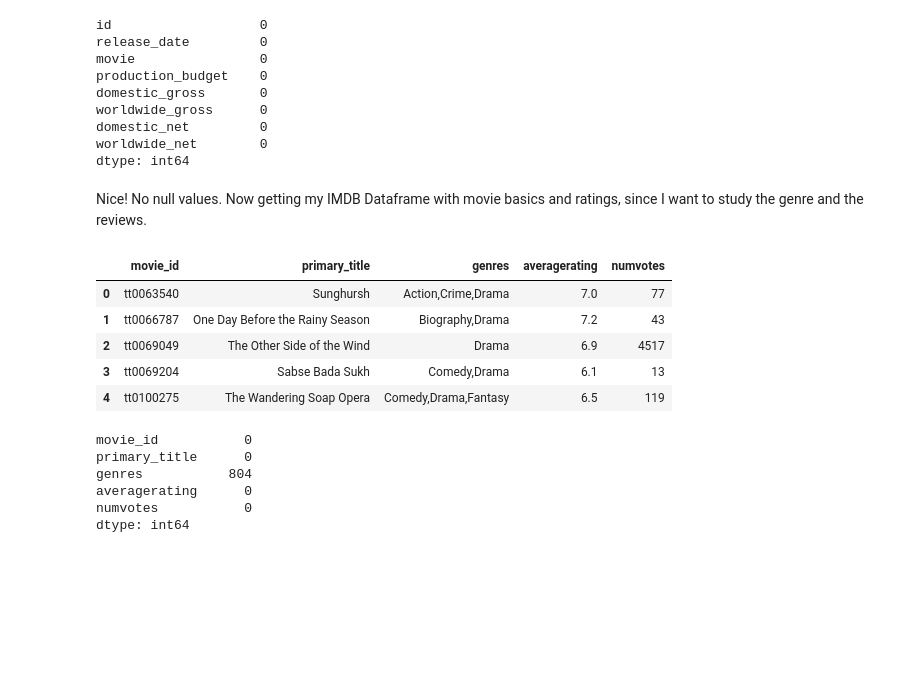
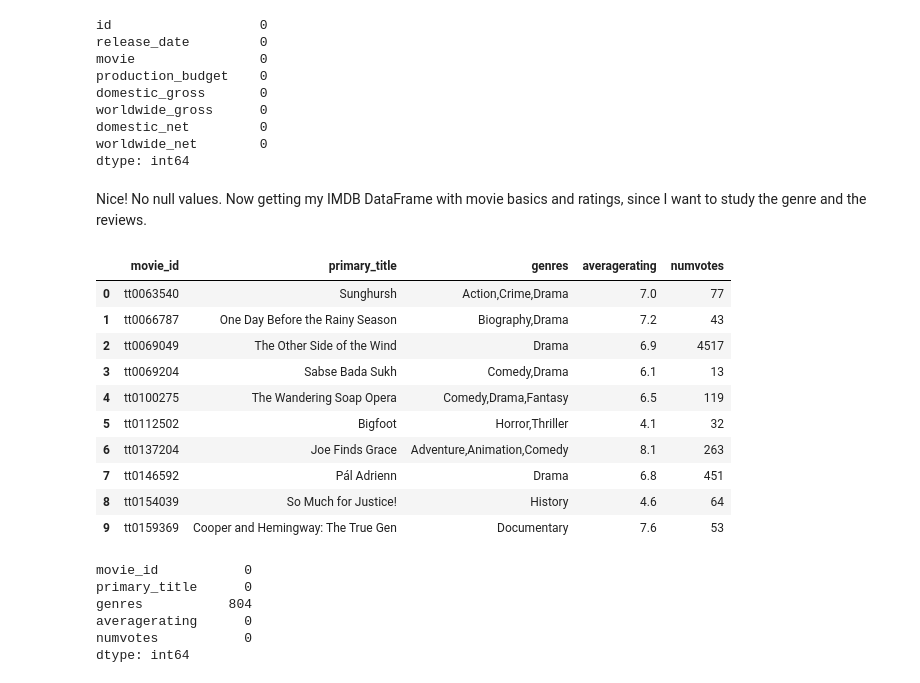
Before and after one commit to MNLKuzmin/dsc-project-genrestudy, a Jupyter notebook: A Genre Study.ipynb, the cells around one changed output. Cells and saved outputs as stored; diff of their text form; code cells hidden in the pictures; blank space fills up the shorter version.

```diff
--- a/A Genre Study.ipynb
+++ b/A Genre Study.ipynb
@@ -200,23 +200,28 @@ worldwide_net        0
 dtype: int64
 # %% [markdown]
 Nice! No null values.
-Now getting my IMDB Dataframe with movie basics and ratings, since I want to study the genre and the reviews.
+Now getting my IMDB DataFrame with movie basics and ratings, since I want to study the genre and the reviews.
 # %%
 df_IMDB=pd.read_sql("""
 SELECT movie_id, primary_title, genres, averagerating, numvotes
 FROM movie_basics
 JOIN movie_ratings
     USING (movie_id)
 ;
 """,conn)
-df_IMDB.head()
+df_IMDB.head(10)
 # %% [output]
 |  | movie_id | primary_title | genres | averagerating | numvotes |
 | 0 | tt0063540 | Sunghursh | Action,Crime,Drama | 7.0 | 77 |
 | 1 | tt0066787 | One Day Before the Rainy Season | Biography,Drama | 7.2 | 43 |
 | 2 | tt0069049 | The Other Side of the Wind | Drama | 6.9 | 4517 |
 | 3 | tt0069204 | Sabse Bada Sukh | Comedy,Drama | 6.1 | 13 |
 | 4 | tt0100275 | The Wandering Soap Opera | Comedy,Drama,Fantasy | 6.5 | 119 |
+| 5 | tt0112502 | Bigfoot | Horror,Thriller | 4.1 | 32 |
+| 6 | tt0137204 | Joe Finds Grace | Adventure,Animation,Comedy | 8.1 | 263 |
+| 7 | tt0146592 | Pál Adrienn | Drama | 6.8 | 451 |
+| 8 | tt0154039 | So Much for Justice! | History | 4.6 | 64 |
+| 9 | tt0159369 | Cooper and Hemingway: The True Gen | Documentary | 7.6 | 53 |
 # %%
 df_IMDB.isna().sum() # checking for null values
 # %% [output]
```
Also changed, not shown: parts of 26 cells of this notebook, 1 other file.
